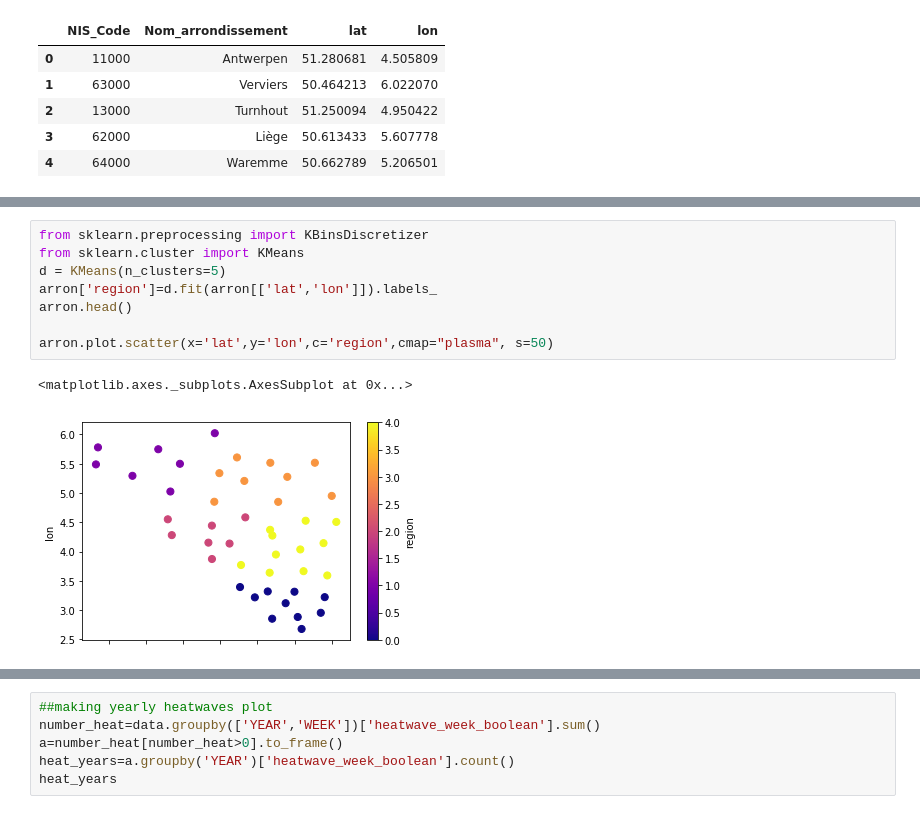
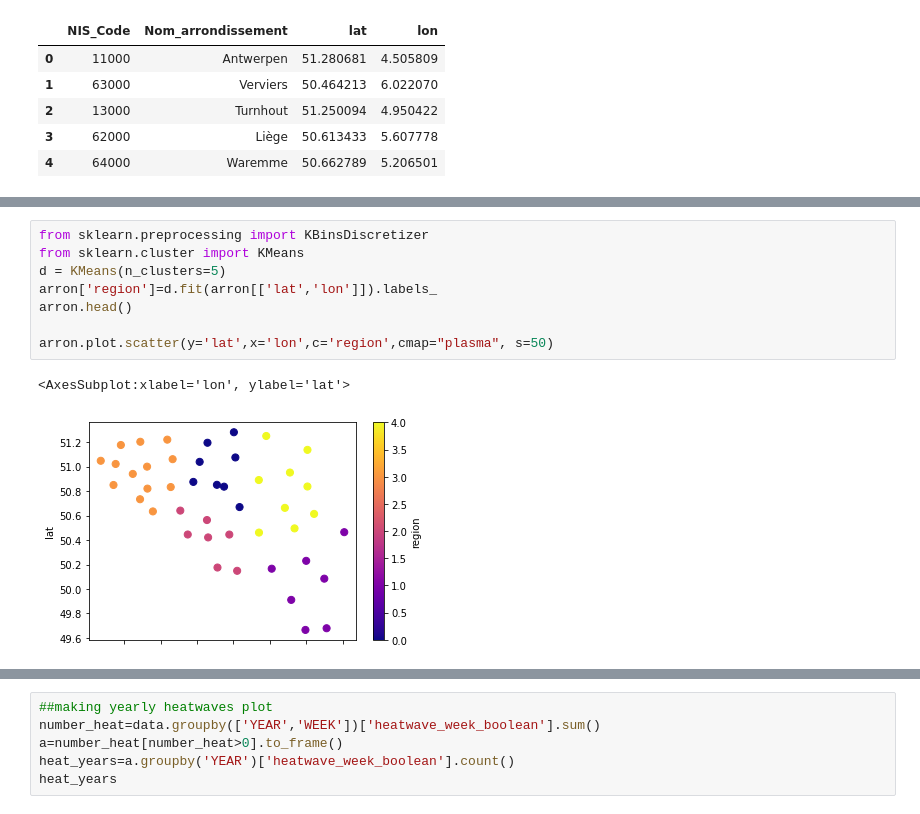
Before and after one commit to mariobecerra/mda_project, a Jupyter notebook: code/EDA.ipynb, the cells around one changed output, grey strips where cells are left out. Cells and saved outputs as stored; diff of their text form.

```diff
--- a/code/EDA.ipynb
+++ b/code/EDA.ipynb
@@ -112,14 +108,14 @@ arron.plot(x='lat',y='lon',kind='scatter',)
 # %%
 from sklearn.preprocessing import KBinsDiscretizer
 from sklearn.cluster import KMeans
 d = KMeans(n_clusters=5)
 arron['region']=d.fit(arron[['lat','lon']]).labels_
 arron.head()
 
-arron.plot.scatter(x='lat',y='lon',c='region',cmap="plasma", s=50)
+arron.plot.scatter(y='lat',x='lon',c='region',cmap="plasma", s=50)
 # %% [output]
-<matplotlib.axes._subplots.AxesSubplot at 0x...>
+<AxesSubplot:xlabel='lon', ylabel='lat'>
-[figure, old version]
+[figure, new version]
 # %%
 arron.info()
 data.info()
```
Also changed, not shown: parts of 11 cells of this notebook.
